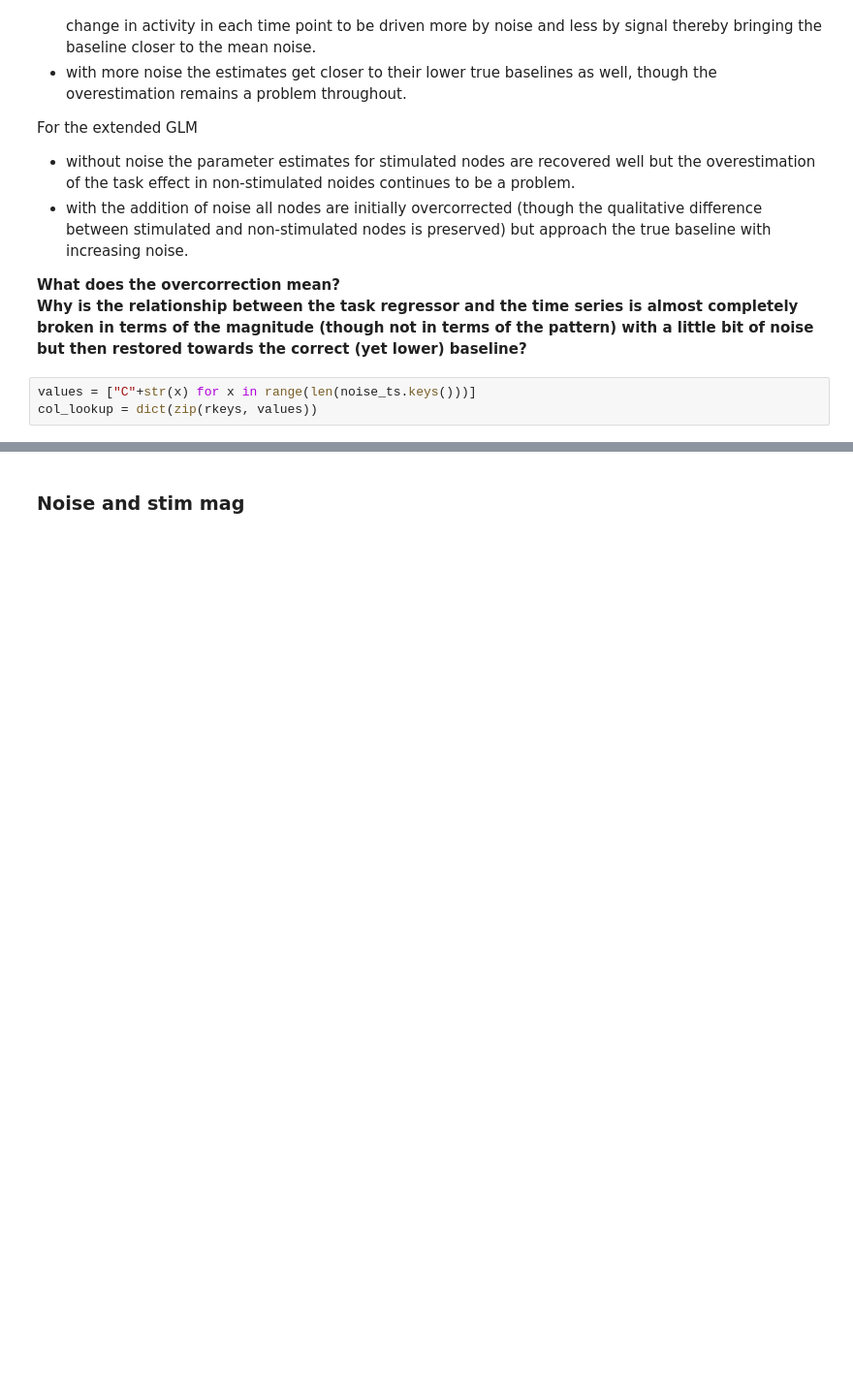
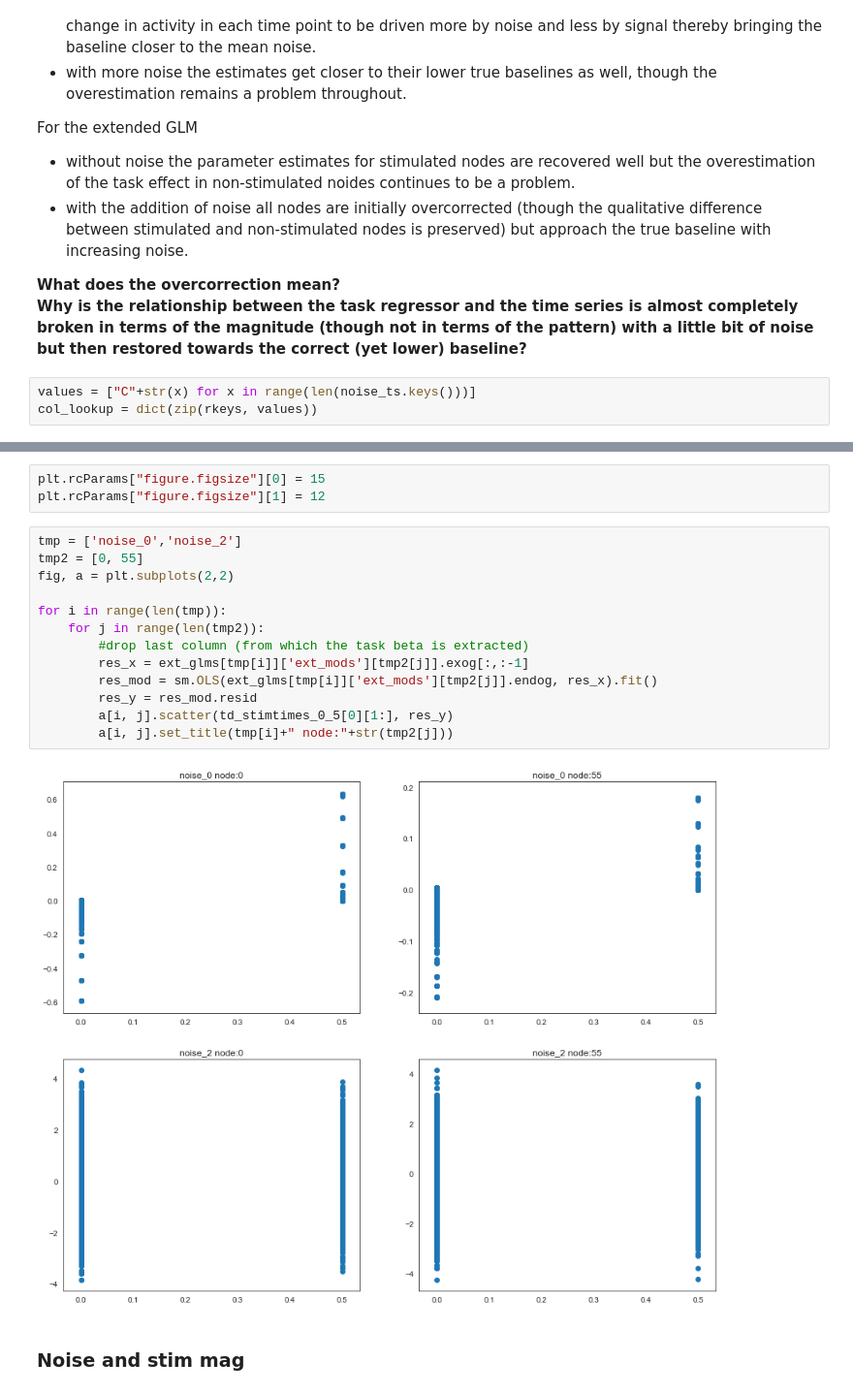
Before and after one commit to zenkavi/DevStudy_FmriNbs, a Jupyter notebook: notebooks/informationtransfermapping/TheoreticalResults/Zenkavi_Simulations/Extended_GLM_neural_network_level.ipynb, the cells around one changed output, grey strips where cells are left out. Shown: that part at 97% size. Cells and saved outputs as stored; diff of their text form; blank space fills up the shorter version.

```diff
--- a/notebooks/informationtransfermapping/TheoreticalResults/Zenkavi_Simulations/Extended_GLM_neural_network_level.ipynb
+++ b/notebooks/informationtransfermapping/TheoreticalResults/Zenkavi_Simulations/Extended_GLM_neural_network_level.ipynb
@@ -598,3 +667,21 @@ Text(0.5, 0.98, 'Stim mag = 0.5')
+# %%
+plt.rcParams["figure.figsize"][0] = 15
+plt.rcParams["figure.figsize"][1] = 12
+# %%
+tmp = ['noise_0','noise_2']
+tmp2 = [0, 55]
+fig, a = plt.subplots(2,2)
+
+for i in range(len(tmp)):
+    for j in range(len(tmp2)):
+        #drop last column (from which the task beta is extracted)
+        res_x = ext_glms[tmp[i]]['ext_mods'][tmp2[j]].exog[:,:-1]
+        res_mod = sm.OLS(ext_glms[tmp[i]]['ext_mods'][tmp2[j]].endog, res_x).fit()
+        res_y = res_mod.resid
+        a[i, j].scatter(td_stimtimes_0_5[0][1:], res_y)
+        a[i, j].set_title(tmp[i]+" node:"+str(tmp2[j]))
+# %% [output]
+[figure, added]
 # %% [markdown]
 ### Noise and stim mag
 # %%
```
Also changed, not shown: parts of 33 cells of this notebook.
